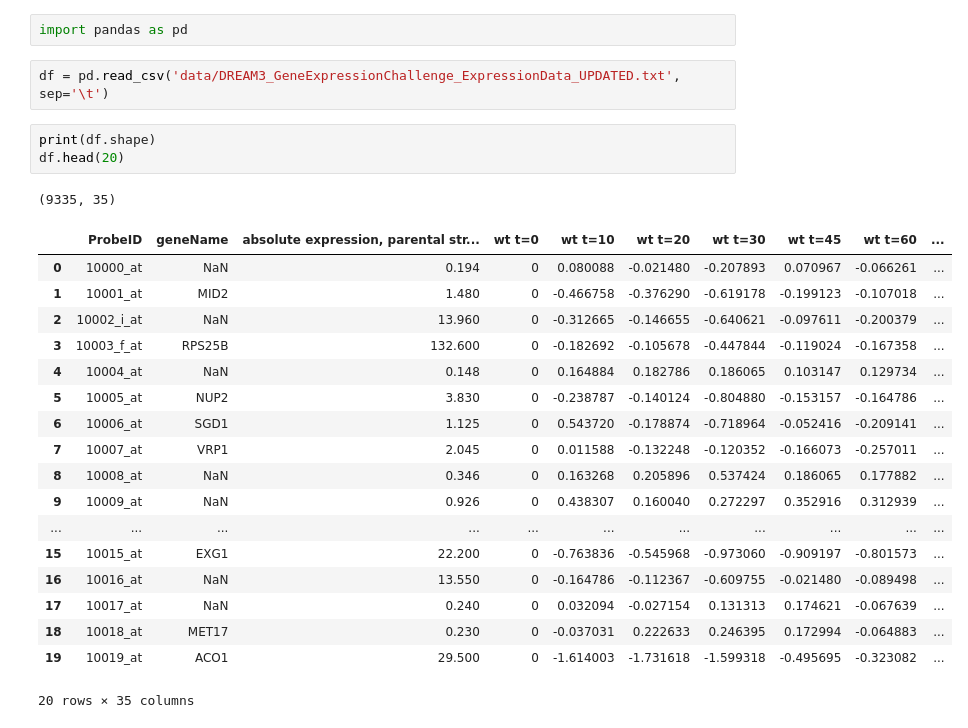
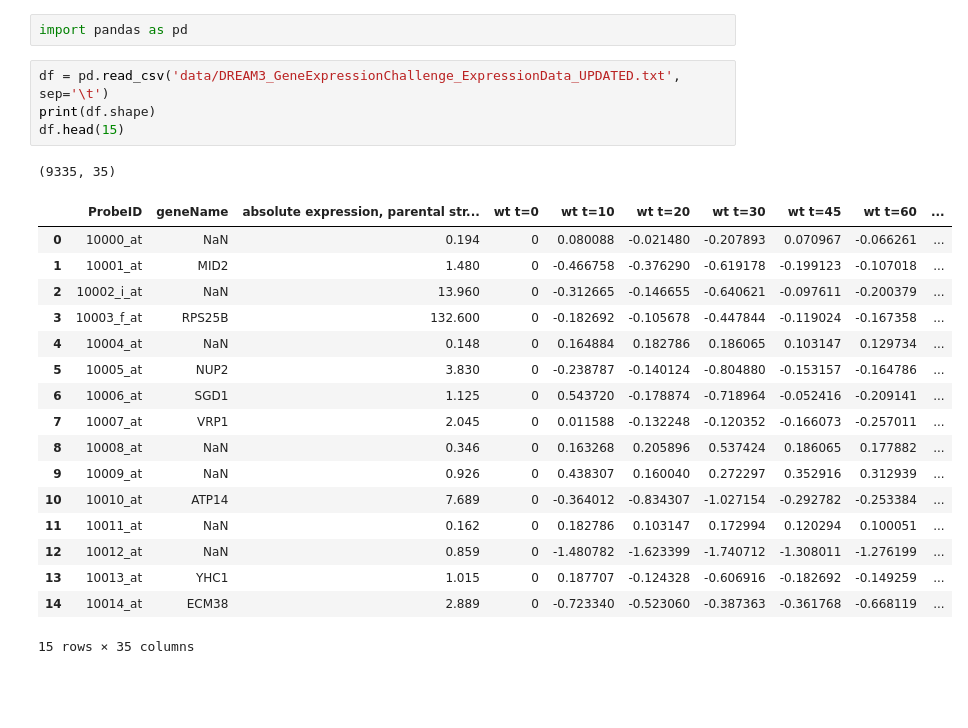
Before and after one commit to rrtucci/gene_causal_mapper, a Jupyter notebook: jupyter_notebooks/dream3_dataset.ipynb, the cells around one changed output. Cells and saved outputs as stored; diff of their text form; blank space fills up the shorter version.

```diff
--- a/jupyter_notebooks/dream3_dataset.ipynb
+++ b/jupyter_notebooks/dream3_dataset.ipynb
@@ -75,27 +75,25 @@ C:\Users\rrtuc\Desktop\backed-up\python-projects\gene_causal_mapper
 import pandas as pd
 # %%
 df = pd.read_csv('data/DREAM3_GeneExpressionChallenge_ExpressionData_UPDATED.txt', sep='\t')
+print(df.shape)
+df.head(15)
+# %% [output]
+(9335, 35)
+|  | ProbeID | geneName | absolute expression, parental str... | wt t=0 | wt t=10 | wt t=20 | wt t=30 | wt t=45 | wt t=60 | ... |
+| 0 | 10000_at | NaN | 0.194 | 0 | 0.080088 | -0.021480 | -0.207893 | 0.070967 | -0.066261 | ... |
+| 1 | 10001_at | MID2 | 1.480 | 0 | -0.466758 | -0.376290 | -0.619178 | -0.199123 | -0.107018 | ... |
+| 2 | 10002_i_at | NaN | 13.960 | 0 | -0.312665 | -0.146655 | -0.640621 | -0.097611 | -0.200379 | ... |
+| 3 | 10003_f_at | RPS25B | 132.600 | 0 | -0.182692 | -0.105678 | -0.447844 | -0.119024 | -0.167358 | ... |
+| 4 | 10004_at | NaN | 0.148 | 0 | 0.164884 | 0.182786 | 0.186065 | 0.103147 | 0.129734 | ... |
+| 5 | 10005_at | NUP2 | 3.830 | 0 | -0.238787 | -0.140124 | -0.804880 | -0.153157 | -0.164786 | ... |
+| 6 | 10006_at | SGD1 | 1.125 | 0 | 0.543720 | -0.178874 | -0.718964 | -0.052416 | -0.209141 | ... |
+| 7 | 10007_at | VRP1 | 2.045 | 0 | 0.011588 | -0.132248 | -0.120352 | -0.166073 | -0.257011 | ... |
+| 8 | 10008_at | NaN | 0.346 | 0 | 0.163268 | 0.205896 | 0.537424 | 0.186065 | 0.177882 | ... |
+| 9 | 10009_at | NaN | 0.926 | 0 | 0.438307 | 0.160040 | 0.272297 | 0.352916 | 0.312939 | ... |
+| 10 | 10010_at | ATP14 | 7.689 | 0 | -0.364012 | -0.834307 | -1.027154 | -0.292782 | -0.253384 | ... |
+| 11 | 10011_at | NaN | 0.162 | 0 | 0.182786 | 0.103147 | 0.172994 | 0.120294 | 0.100051 | ... |
+| 12 | 10012_at | NaN | 0.859 | 0 | -1.480782 | -1.623399 | -1.740712 | -1.308011 | -1.276199 | ... |
+| 13 | 10013_at | YHC1 | 1.015 | 0 | 0.187707 | -0.124328 | -0.606916 | -0.182692 | -0.149259 | ... |
+| 14 | 10014_at | ECM38 | 2.889 | 0 | -0.723340 | -0.523060 | -0.387363 | -0.361768 | -0.668119 | ... |
+15 rows × 35 columns
-# %%
-print(df.shape)
-df.head(20)
-# %% [output]
-(9335, 35)
-|  | ProbeID | geneName | absolute expression, parental str... | wt t=0 | wt t=10 | wt t=20 | wt t=30 | wt t=45 | wt t=60 | ... |
-| 0 | 10000_at | NaN | 0.194 | 0 | 0.080088 | -0.021480 | -0.207893 | 0.070967 | -0.066261 | ... |
-| 1 | 10001_at | MID2 | 1.480 | 0 | -0.466758 | -0.376290 | -0.619178 | -0.199123 | -0.107018 | ... |
-| 2 | 10002_i_at | NaN | 13.960 | 0 | -0.312665 | -0.146655 | -0.640621 | -0.097611 | -0.200379 | ... |
-| 3 | 10003_f_at | RPS25B | 132.600 | 0 | -0.182692 | -0.105678 | -0.447844 | -0.119024 | -0.167358 | ... |
-| 4 | 10004_at | NaN | 0.148 | 0 | 0.164884 | 0.182786 | 0.186065 | 0.103147 | 0.129734 | ... |
-| 5 | 10005_at | NUP2 | 3.830 | 0 | -0.238787 | -0.140124 | -0.804880 | -0.153157 | -0.164786 | ... |
-| 6 | 10006_at | SGD1 | 1.125 | 0 | 0.543720 | -0.178874 | -0.718964 | -0.052416 | -0.209141 | ... |
-| 7 | 10007_at | VRP1 | 2.045 | 0 | 0.011588 | -0.132248 | -0.120352 | -0.166073 | -0.257011 | ... |
-| 8 | 10008_at | NaN | 0.346 | 0 | 0.163268 | 0.205896 | 0.537424 | 0.186065 | 0.177882 | ... |
-| 9 | 10009_at | NaN | 0.926 | 0 | 0.438307 | 0.160040 | 0.272297 | 0.352916 | 0.312939 | ... |
-| ... | ... | ... | ... | ... | ... | ... | ... | ... | ... | ... |
-| 15 | 10015_at | EXG1 | 22.200 | 0 | -0.763836 | -0.545968 | -0.973060 | -0.909197 | -0.801573 | ... |
-| 16 | 10016_at | NaN | 13.550 | 0 | -0.164786 | -0.112367 | -0.609755 | -0.021480 | -0.089498 | ... |
-| 17 | 10017_at | NaN | 0.240 | 0 | 0.032094 | -0.027154 | 0.131313 | 0.174621 | -0.067639 | ... |
-| 18 | 10018_at | MET17 | 0.230 | 0 | -0.037031 | 0.222633 | 0.246395 | 0.172994 | -0.064883 | ... |
-| 19 | 10019_at | ACO1 | 29.500 | 0 | -1.614003 | -1.731618 | -1.599318 | -0.495695 | -0.323082 | ... |
-20 rows × 35 columns
 # %%
```
Also changed, not shown: parts of 6 cells of this notebook, 3 other files.
